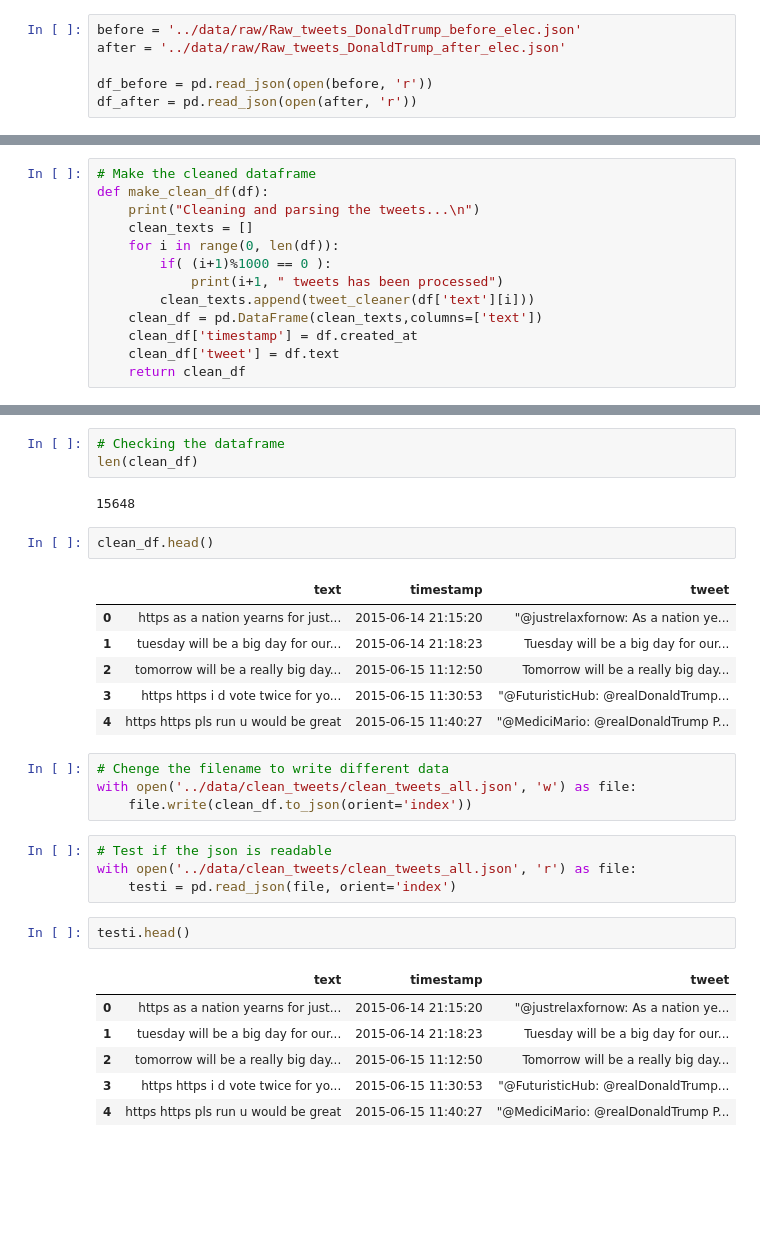
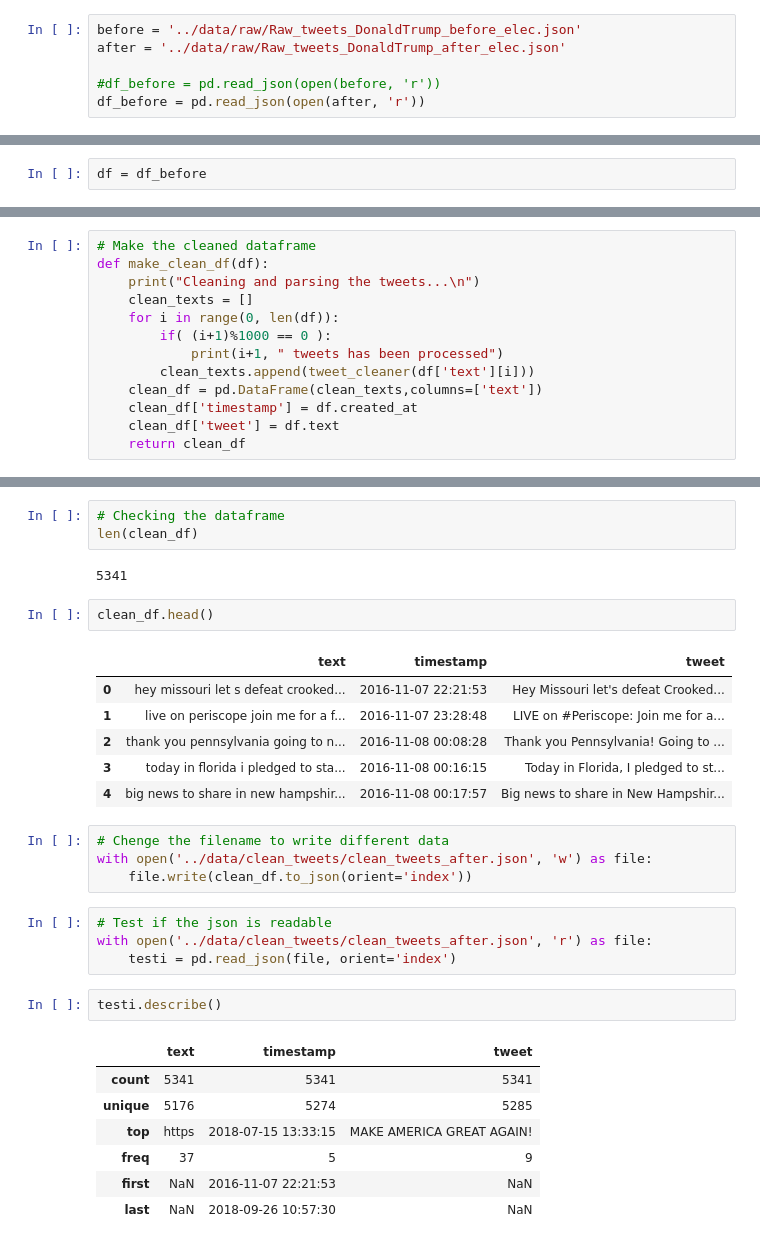
Before and after one commit to vvenla/trumponator, a Jupyter notebook: source/wrangling_tweets2.ipynb, the cells around one changed output, grey strips where cells are left out. Drawn from its saved outputs; the diff is of its cells as text; blank space fills up the shorter version.

```diff
--- a/source/wrangling_tweets2.ipynb
+++ b/source/wrangling_tweets2.ipynb
@@ -8,7 +8,7 @@ import re
 before = '../data/raw/Raw_tweets_DonaldTrump_before_elec.json'
 after = '../data/raw/Raw_tweets_DonaldTrump_after_elec.json'
 
-df_before = pd.read_json(open(before, 'r'))
-df_after = pd.read_json(open(after, 'r'))
+#df_before = pd.read_json(open(before, 'r'))
+df_before = pd.read_json(open(after, 'r'))
 # %%
 # Tässä on nyt ylimääräisiä twiittejä ja ne ovat epäkronologisessa järjestyksessä.
@@ -227,4 +227,6 @@ print(df.head())
 2  2015-06-15 11:12:50  Tomorrow will be a really big day for America....
 3  2015-06-15 11:30:53  "@FuturisticHub: @realDonaldTrump I'd vote twi...
 4  2015-06-15 11:40:27  "@MediciMario: @realDonaldTrump Pls run u woul...
+# %%
+df = df_before
 # %%
@@ -297,33 +302,34 @@ Cleaning and parsing the tweets...
 # Checking the dataframe
 len(clean_df)
 # %% [output]
-15648
+5341
 # %%
 clean_df.head()
 # %% [output]
 |  | text | timestamp | tweet |
-| 0 | https as a nation yearns for just... | 2015-06-14 21:15:20 | "@justrelaxfornow: As a nation ye... |
-| 1 | tuesday will be a big day for our... | 2015-06-14 21:18:23 | Tuesday will be a big day for our... |
-| 2 | tomorrow will be a really big day... | 2015-06-15 11:12:50 | Tomorrow will be a really big day... |
-| 3 | https https i d vote twice for yo... | 2015-06-15 11:30:53 | "@FuturisticHub: @realDonaldTrump... |
-| 4 | https https pls run u would be great | 2015-06-15 11:40:27 | "@MediciMario: @realDonaldTrump P... |
+| 0 | hey missouri let s defeat crooked... | 2016-11-07 22:21:53 | Hey Missouri let's defeat Crooked... |
+| 1 | live on periscope join me for a f... | 2016-11-07 23:28:48 | LIVE on #Periscope: Join me for a... |
+| 2 | thank you pennsylvania going to n... | 2016-11-08 00:08:28 | Thank you Pennsylvania! Going to ... |
+| 3 | today in florida i pledged to sta... | 2016-11-08 00:16:15 | Today in Florida, I pledged to st... |
+| 4 | big news to share in new hampshir... | 2016-11-08 00:17:57 | Big news to share in New Hampshir... |
 # %%
 # Chenge the filename to write different data
-with open('../data/clean_tweets/clean_tweets_all.json', 'w') as file:
+with open('../data/clean_tweets/clean_tweets_after.json', 'w') as file:
     file.write(clean_df.to_json(orient='index'))
 # %%
 # Test if the json is readable
-with open('../data/clean_tweets/clean_tweets_all.json', 'r') as file:
+with open('../data/clean_tweets/clean_tweets_after.json', 'r') as file:
     testi = pd.read_json(file, orient='index')
 # %%
-testi.head()
+testi.describe()
 # %% [output]
 |  | text | timestamp | tweet |
-| 0 | https as a nation yearns for just... | 2015-06-14 21:15:20 | "@justrelaxfornow: As a nation ye... |
-| 1 | tuesday will be a big day for our... | 2015-06-14 21:18:23 | Tuesday will be a big day for our... |
-| 2 | tomorrow will be a really big day... | 2015-06-15 11:12:50 | Tomorrow will be a really big day... |
-| 3 | https https i d vote twice for yo... | 2015-06-15 11:30:53 | "@FuturisticHub: @realDonaldTrump... |
-| 4 | https https pls run u would be great | 2015-06-15 11:40:27 | "@MediciMario: @realDonaldTrump P... |
+| count | 5341 | 5341 | 5341 |
+| unique | 5176 | 5274 | 5285 |
+| top | https | 2018-07-15 13:33:15 | MAKE AMERICA GREAT AGAIN! |
+| freq | 37 | 5 | 9 |
+| first | NaN | 2016-11-07 22:21:53 | NaN |
+| last | NaN | 2018-09-26 10:57:30 | NaN |
 # %%
 testi.shape
 # %% [output]
```
Also changed, not shown: parts of 9 cells of this notebook, 28 other files.
